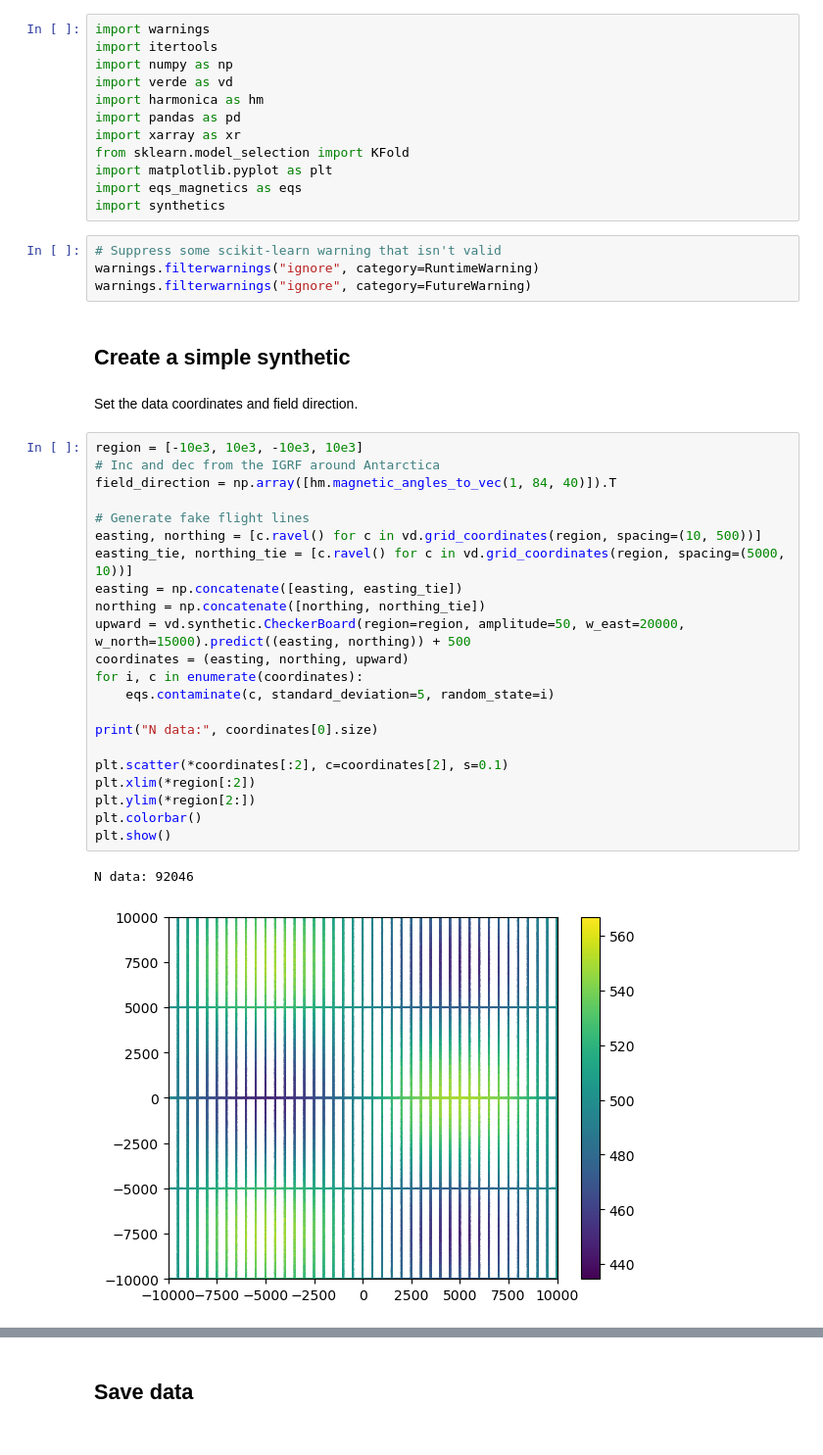
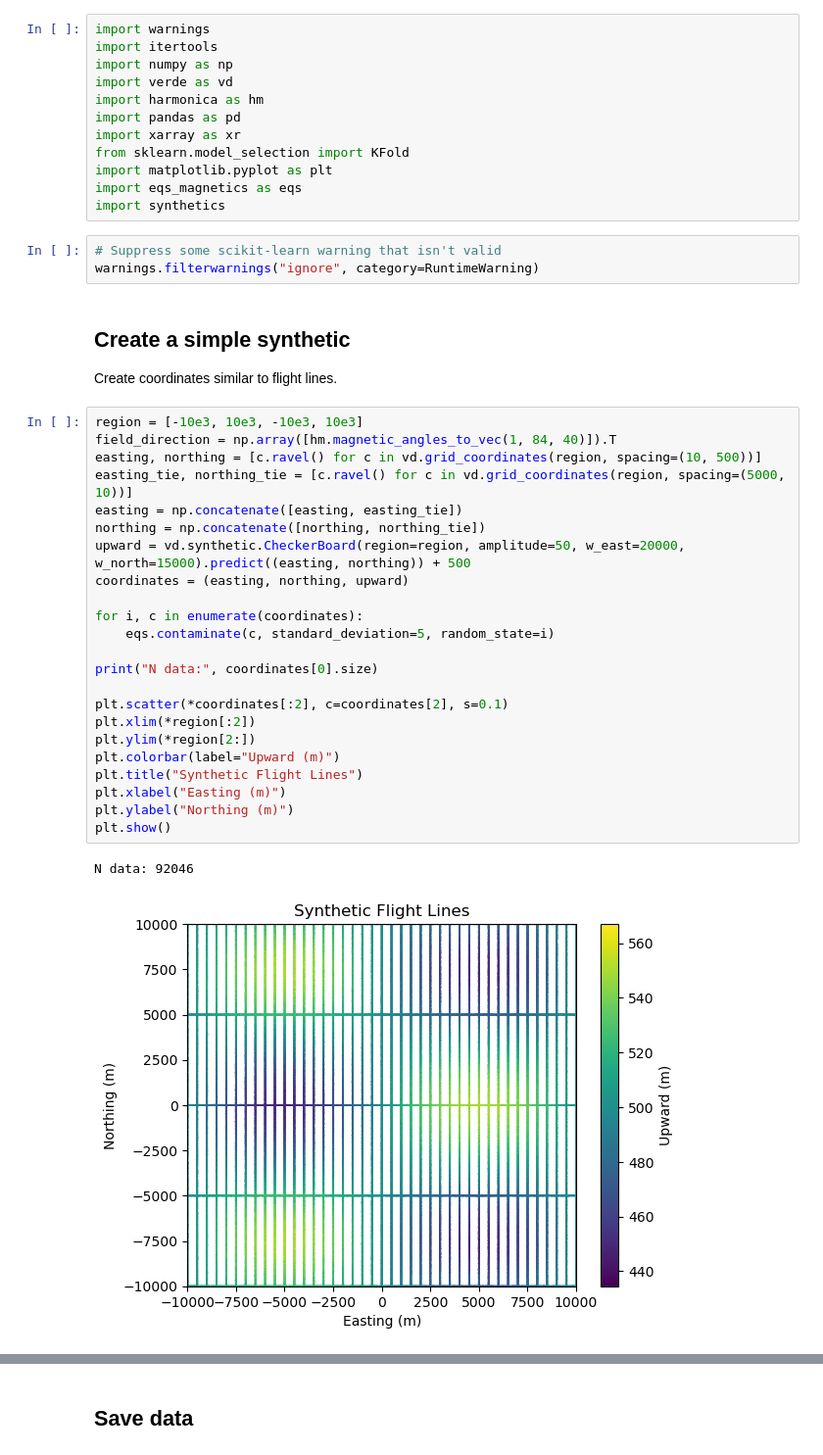
Before and after one commit to compgeolab/eqs-magnetic-dual-layer, a Jupyter notebook: code/01_simple_sources.ipynb, the cells around one changed output, grey strips where cells are left out. Shown at 98% size. Drawn from its saved outputs; the diff is of its cells as text.

```diff
--- a/code/01_simple_sources.ipynb
+++ b/code/01_simple_sources.ipynb
@@ -15,33 +17,32 @@ import synthetics
 # %%
 # Suppress some scikit-learn warning that isn't valid
 warnings.filterwarnings("ignore", category=RuntimeWarning)
-warnings.filterwarnings("ignore", category=FutureWarning)
 # %% [markdown]
 ## Create a simple synthetic
+Create coordinates similar to flight lines.
-# %% [markdown]
-Set the data coordinates and field direction.
 # %%
 region = [-10e3, 10e3, -10e3, 10e3]
-# Inc and dec from the IGRF around Antarctica
 field_direction = np.array([hm.magnetic_angles_to_vec(1, 84, 40)]).T
-
-# Generate fake flight lines
 easting, northing = [c.ravel() for c in vd.grid_coordinates(region, spacing=(10, 500))]
 easting_tie, northing_tie = [c.ravel() for c in vd.grid_coordinates(region, spacing=(5000, 10))]
 easting = np.concatenate([easting, easting_tie])
 northing = np.concatenate([northing, northing_tie])
 upward = vd.synthetic.CheckerBoard(region=region, amplitude=50, w_east=20000, w_north=15000).predict((easting, northing)) + 500
 coordinates = (easting, northing, upward)
+
 for i, c in enumerate(coordinates):
     eqs.contaminate(c, standard_deviation=5, random_state=i)
 
 print("N data:", coordinates[0].size)
 
 plt.scatter(*coordinates[:2], c=coordinates[2], s=0.1)
 plt.xlim(*region[:2])
 plt.ylim(*region[2:])
-plt.colorbar()
+plt.colorbar(label="Upward (m)")
+plt.title("Synthetic Flight Lines")
+plt.xlabel("Easting (m)")
+plt.ylabel("Northing (m)")
 plt.show()
 # %% [output]
 N data: 92046
-[figure, old version]
+[figure, new version]
```
Also changed, not shown: parts of 35 cells of this notebook, 27 other files.
